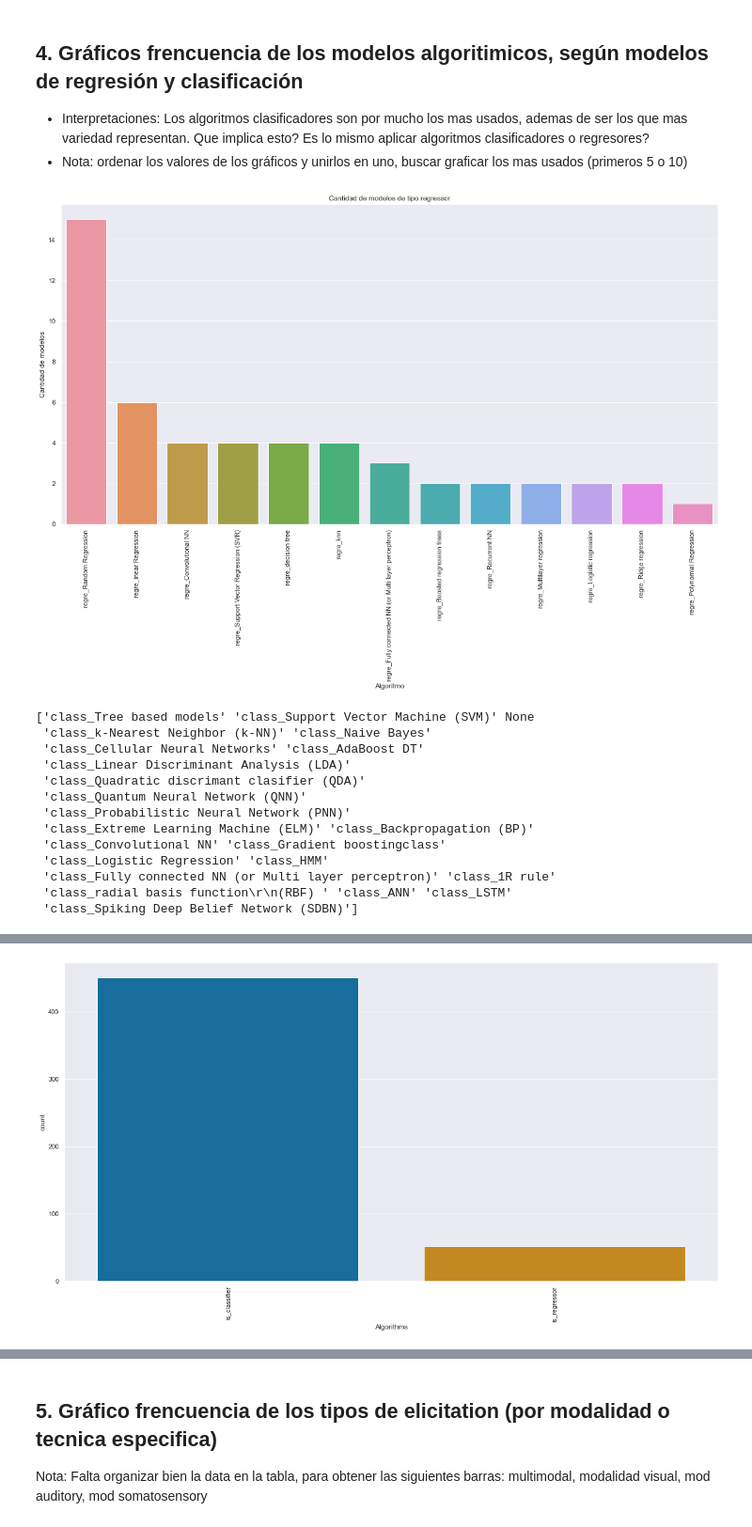
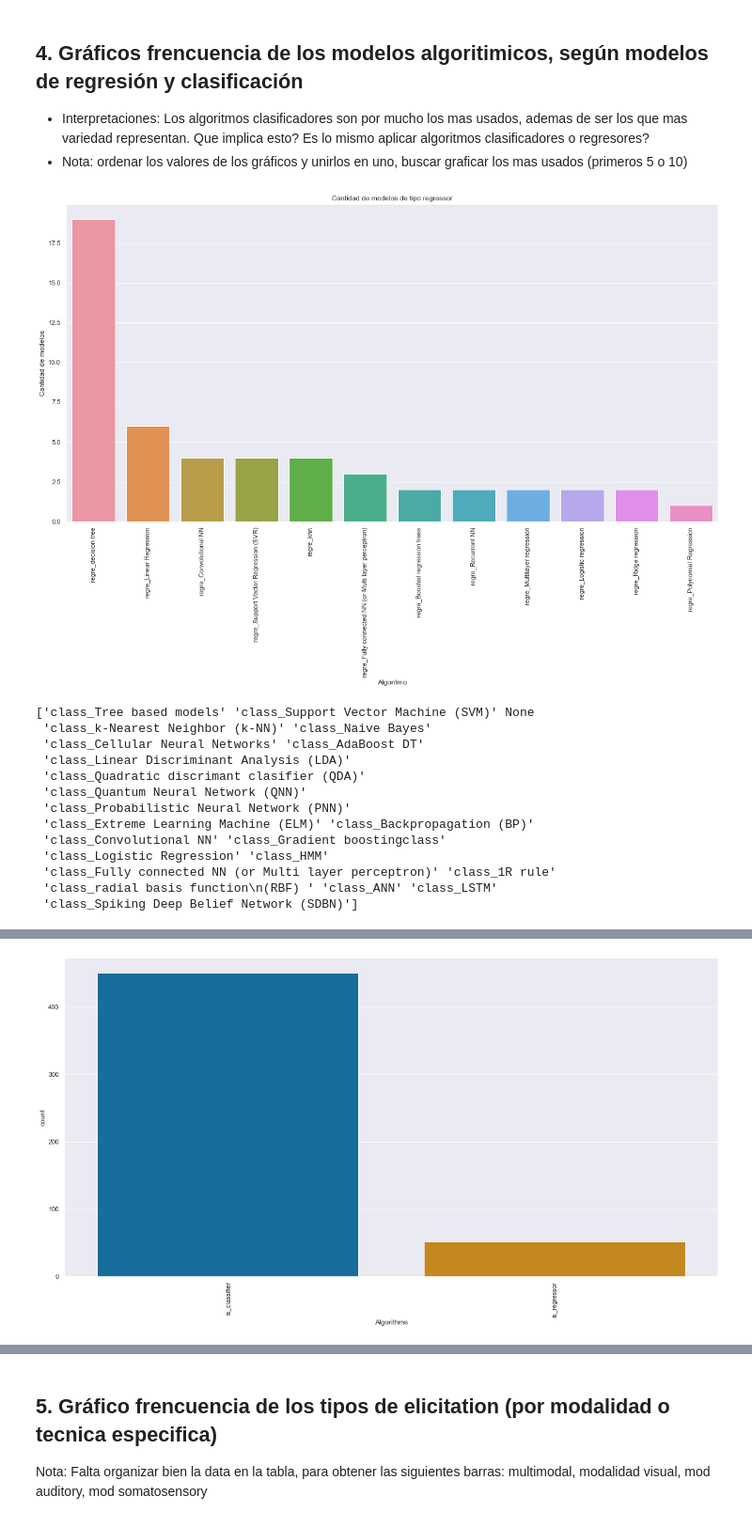
Before and after one commit to tomdamelio/Review_EDA_Emotion_Recognition, a Jupyter notebook: Emmanuel/notebooks/analisis_exploratorio.ipynb, the cells around one changed output, grey strips where cells are left out. Shown: that part at 94% size. Saved outputs shown, nothing was run; the diff lists cells and outputs as text; code cells hidden in the pictures.

```diff
--- a/EMMA/notebooks/analisis_exploratorio.ipynb
+++ b/Emmanuel/notebooks/analisis_exploratorio.ipynb
@@ -56,38 +52,0 @@ plt.show()
-# %%
-
-#creacion del data frames, y subseteo por: modelos dimensionales, tipo regressor, dimensiones arousal/valence
-df = df_alg_perf
-df = df[df['affective_model'] == 'dimensional']
-df = df[df['is_regressor'].isin(['x', 'X'])]
-df = df[df['regre_model_output_dimensions'].isin(['arousal', 'valence'])]
-
-#que medida de performance mas aparece?
-#dataframe con performances
-df_performance_medidas = df.iloc[:,67:]
-
-#busqueda de la medida de performance mas recurrente, paso de los valores a 0 y 1 para facilitar su conteo
-df_performance_medidas = df_performance_medidas.fillna('No')
-df_performance_medidas = df_performance_medidas.replace('-', 'No')
-df_performance_medidas=df_performance_medidas.mask(df_performance_medidas != 'No','Yes')
-
-#obtener performance mas frecuente
-def get_value(row):
-    for c in df_performance_medidas.columns:
-        if row[c] == 'Yes':
-            return c
-
-df_performance_medidas = df_performance_medidas.apply(get_value, axis=1)
-df_performance_medidas = pd.DataFrame(df_performance_medidas)
-df_performance_medidas.columns = ['Performances']
-
-sns.set_theme(style="whitegrid", context = 'notebook')
-sns.countplot(x='Performances', data=df_performance_medidas)
-plt.xticks(rotation=90)
-plt.show()
-
-#subseteo por la medida de performance que mas aparece (RMSE)
-df = df.fillna('-')
-df = df[df['Root-Mean-Square-Error-(RMSE)'] != '-']
-
-print(df)
-#la muestra es de 16 modelos
@@ -263,7 +160,7 @@ Probably different distributions
 - Nota: ordenar los valores de los gráficos y unirlos en uno, buscar graficar los mas usados (primeros 5 o 10)
 # %%
 #para regressor
-df_algoritmos_regre = df_statistical_learning_models.iloc[:,43:58]
+df_algoritmos_regre = df_statistical_learning_models.iloc[:,43:57]
 
 def get_value(row):
      for c in df_algoritmos_regre.columns:
@@ -307,34 +204,34 @@ g.set(title = 'Cantidad de modelos de tipo classifier', xlabel = 'Algoritmo', yl
 plt.xticks(rotation=90)
 plt.show()
 
 #cantidad de modelos por tipo (regressor o clasiffier)
 df_class_or_regre = df_statistical_learning_models.iloc[:,[5,40]]
 def get_value(row):
      for c in df_class_or_regre.columns:
          if row[c]== 'x':
              return c
 
 df_class_or_regre = df_class_or_regre.apply(get_value, axis=1)
 df_class_or_regre = pd.DataFrame(df_class_or_regre)
 df_class_or_regre.columns = ['Algorithms']
 
 sns.set_style("darkgrid")
 sns.set_palette('colorblind')
 sns.countplot(x='Algorithms', data=df_class_or_regre)
 plt.xticks(rotation=90)
 plt.show()
 
 #pie plot
 quantity = df_class_or_regre['Algorithms'].value_counts()
 df_class_or_regre_quantity = pd.DataFrame(quantity)
 
 sns.set_style("darkgrid")
 sns.set_palette('colorblind')
 names = 'Classifier', 'Regressor'
 plt.pie(df_class_or_regre_quantity['Algorithms'], labels = names, labeldistance = 1.15, wedgeprops = { 'linewidth' : 3, 'edgecolor' : 'white' })
 plt.show()
 # %% [output]
-[figure, old version]
+[figure, new version]
 ['class_Tree based models' 'class_Support Vector Machine (SVM)' None
  'class_k-Nearest Neighbor (k-NN)' 'class_Naive Bayes'
  'class_Cellular Neural Networks' 'class_AdaBoost DT'
@@ -346,7 +243,7 @@ plt.show()
  'class_Convolutional NN' 'class_Gradient boostingclass'
  'class_Logistic Regression' 'class_HMM'
  'class_Fully connected NN (or Multi layer perceptron)' 'class_1R rule'
- 'class_radial basis function\r\n(RBF) ' 'class_ANN' 'class_LSTM'
+ 'class_radial basis function\n(RBF) ' 'class_ANN' 'class_LSTM'
  'class_Spiking Deep Belief Network (SDBN)']
 [figure]
 [figure]
```
Also changed, not shown: parts of 10 cells of this notebook, 21 other files.
